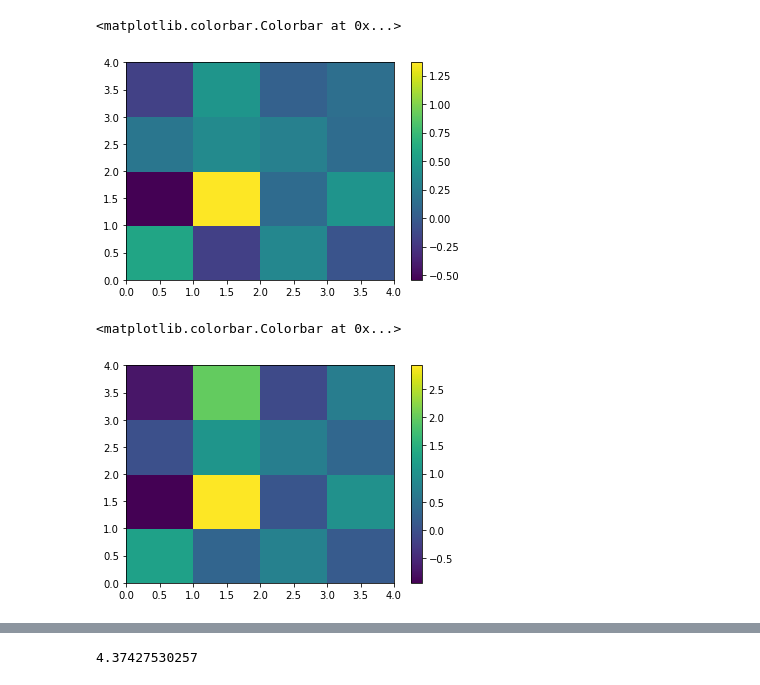
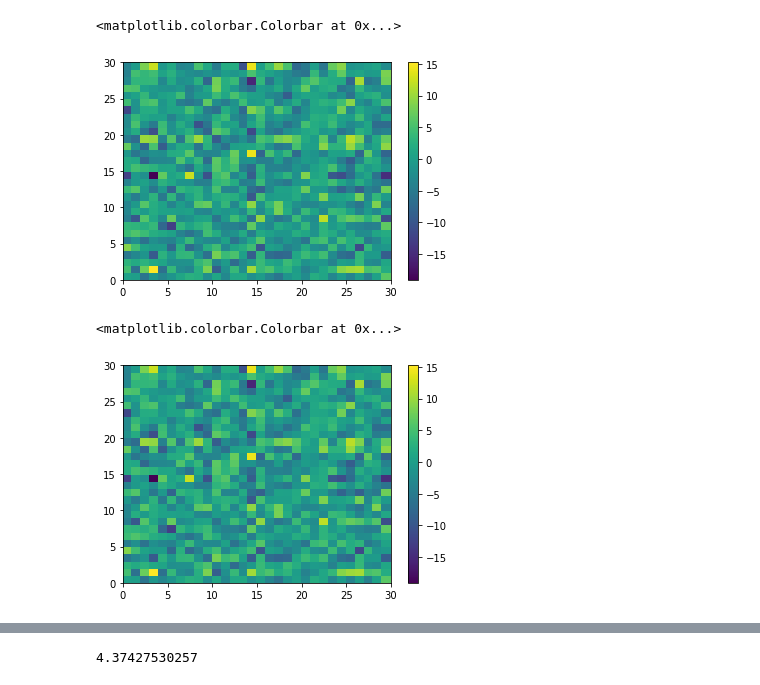
Before and after one commit to willow-ahrens/18.335FinalProject, a Jupyter notebook: NPALS_testing.ipynb, the cells around one changed output, grey strips where cells are left out. Saved outputs shown, nothing was run; the diff lists cells and outputs as text; code cells hidden in the pictures.

```diff
--- a/NPALS_testing.ipynb
+++ b/NPALS_testing.ipynb
@@ -13,10 +8,13 @@ from TFADAMCANDECOMP import TFADAMCANDECOMP
 # %%
 def reconstitute(s,A,B,C):
     return np.einsum('r,ir,jr,kr->ijk', s, A, B, C)
+# %%
+def reconstitute(A,B,C):
+    return np.einsum('ir,jr,kr->ijk', A, B, C)
 # %%
-A_true = np.random.randn(4,3)
-B_true = np.random.randn(4,3)
-C_true = np.random.randn(4,3)
+A_true = np.random.randn(30,20)
+B_true = np.random.randn(30,20)
+C_true = np.random.randn(30,20)
 X = np.einsum('ir,jr,kr->ijk', A_true, B_true, C_true)
 # %%
 X.shape
@@ -29,4 +32,3 @@ KR(A_true,B_true).shape
 # %%
-s, A_out, B_out, C_out, errors = NPALSCANDECOMP(X,3)
-print errors[-1]
+A_out, B_out, C_out, errors = NPALSCANDECOMP.NPALSCANDECOMP(X,20)
 # %% [output]
@@ -34,2 +40,2 @@ print errors[-1]
 # %%
-Y=reconstitute(s,A_out,B_out,C_out)
+Y=reconstitute(A_out,B_out,C_out)
@@ -76,15 +106,15 @@ array([[[  7.87304790e-01,  -1.61083075e-01,   4.93073138e-01,
 # %%
-plt.pcolor(Y[2])
+plt.pcolor(Y[0])
 plt.colorbar()
 # %% [output]
 <matplotlib.colorbar.Colorbar at 0x...>
-[figure, old version]
+[figure, new version]
 # %%
-plt.pcolor(X[2])
+plt.pcolor(X[0])
 plt.colorbar()
 # %% [output]
 <matplotlib.colorbar.Colorbar at 0x...>
-[figure, old version]
+[figure, new version]
 # %%
 A_out
 # %% [output]
```
Also changed, not shown: parts of 23 cells of this notebook, 1 other file.
